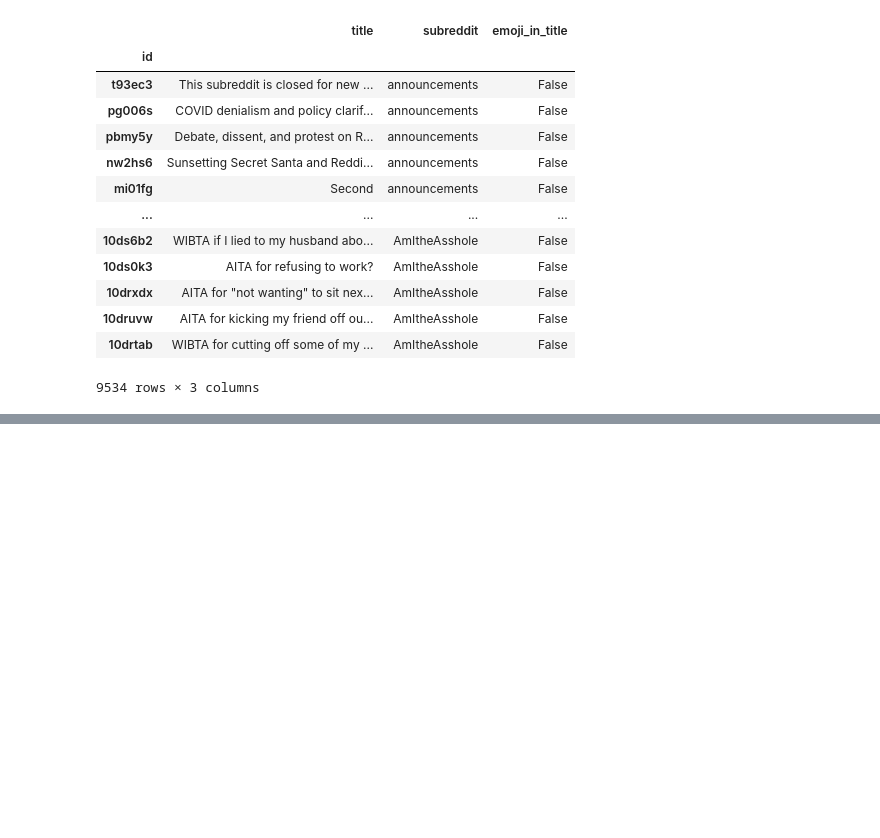
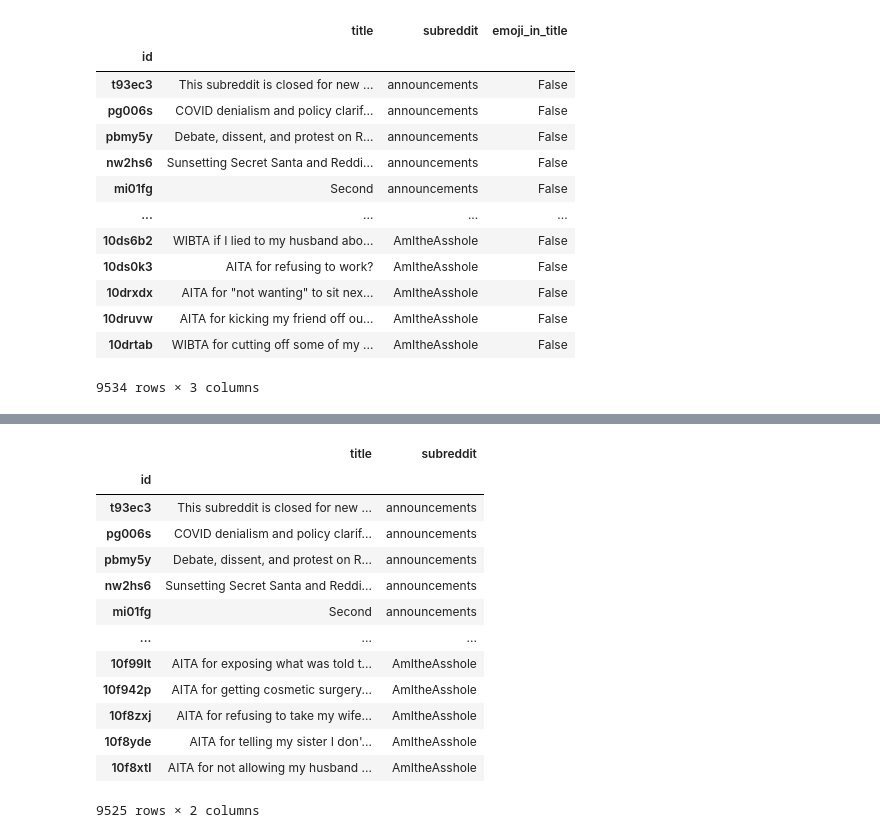
Before and after one commit to rainonej/Reddit-Projects, a Jupyter notebook: Subreddit Prediction Presentation.ipynb, the cells around one changed output, grey strips where cells are left out. Drawn from its saved outputs; the diff is of its cells as text; code cells hidden in the pictures; blank space fills up the shorter version.

```diff
--- a/Subreddit Prediction Presentation.ipynb
+++ b/Subreddit Prediction Presentation.ipynb
@@ -1079,0 +1186,17 @@ df_raw
+# %%
+df_raw
+# %% [output]
+|  | title | subreddit |
+| id |  |  |
+| t93ec3 | This subreddit is closed for new ... | announcements |
+| pg006s | COVID denialism and policy clarif... | announcements |
+| pbmy5y | Debate, dissent, and protest on R... | announcements |
+| nw2hs6 | Sunsetting Secret Santa and Reddi... | announcements |
+| mi01fg | Second | announcements |
+| ... | ... | ... |
+| 10f99lt | AITA for exposing what was told t... | AmItheAsshole |
+| 10f942p | AITA for getting cosmetic surgery... | AmItheAsshole |
+| 10f8zxj | AITA for refusing to take my wife... | AmItheAsshole |
+| 10f8yde | AITA for telling my sister I don'... | AmItheAsshole |
+| 10f8xtl | AITA for not allowing my husband ... | AmItheAsshole |
+9525 rows × 2 columns
```
Also changed, not shown: parts of 8 cells of this notebook.
